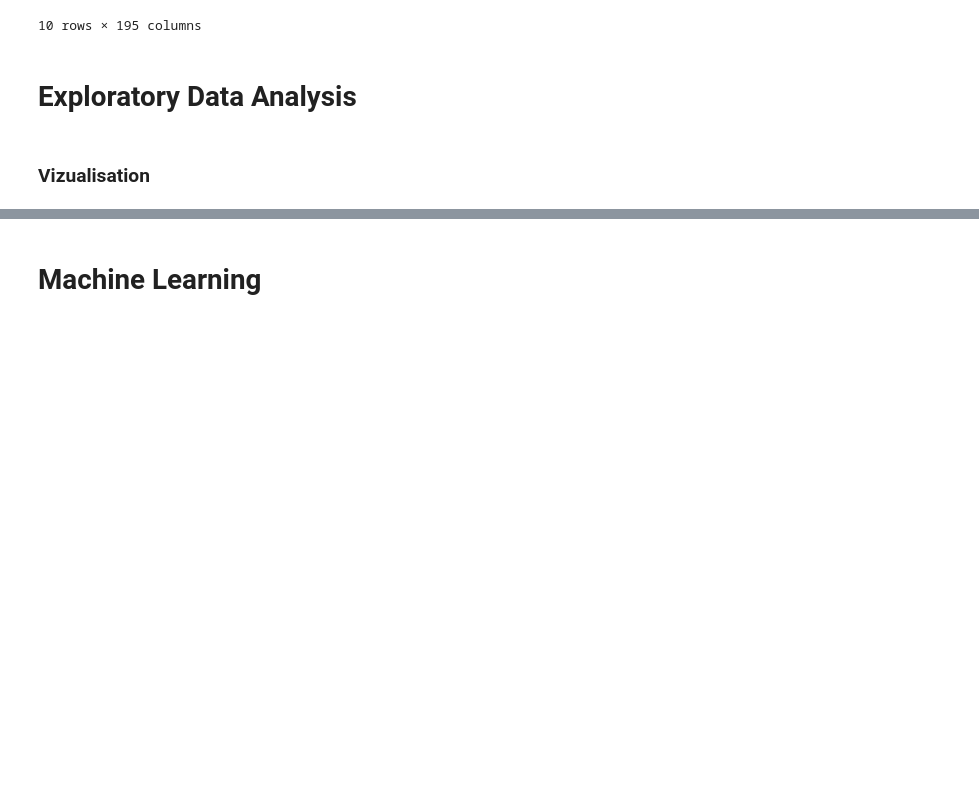
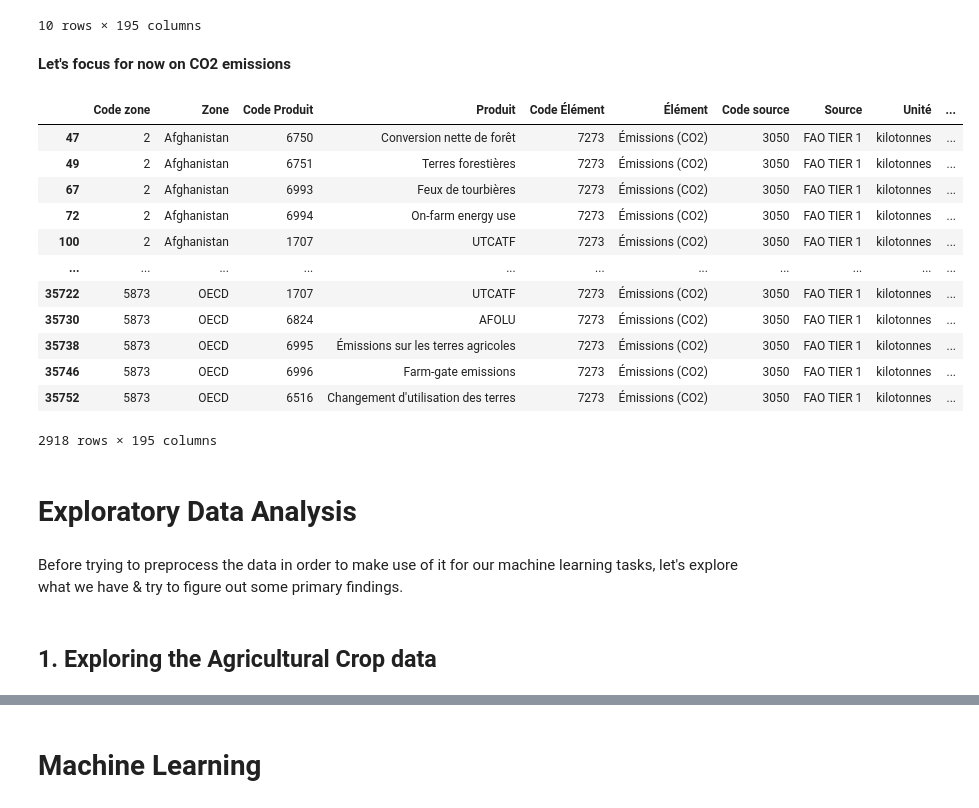
Before and after one commit to nicoboou/wheat-yield-forecasting, a Jupyter notebook: Crops Yield Notebook.ipynb, the cells around one changed output, grey strips where cells are left out. Saved outputs shown, nothing was run; the diff lists cells and outputs as text; code cells hidden in the pictures; blank space fills up the shorter version.

```diff
--- a/Crops Yield Notebook.ipynb
+++ b/Crops Yield Notebook.ipynb
@@ -265,3 +238,22 @@ emissions_df.head(10)
 | 8 | 2 | Afghanistan | 5059 | Gestion du fumier | 7230 | Émissions (N2O) | 3050 | FAO TIER 1 | kilotonnes | ... |
 | 9 | 2 | Afghanistan | 5059 | Gestion du fumier | 724413 | Émissions (CO2eq) venant de CH4 (... | 3050 | FAO TIER 1 | kilotonnes | ... |
 10 rows × 195 columns
+# %% [markdown]
+**Let's focus for now on CO2 emissions**
+# %%
+co2_df = emissions_df.drop(emissions_df[emissions_df['Code Élément'] != 7273].index)
+co2_df
+# %% [output]
+|  | Code zone | Zone | Code Produit | Produit | Code Élément | Élément | Code source | Source | Unité | ... |
+| 47 | 2 | Afghanistan | 6750 | Conversion nette de forêt | 7273 | Émissions (CO2) | 3050 | FAO TIER 1 | kilotonnes | ... |
+| 49 | 2 | Afghanistan | 6751 | Terres forestières | 7273 | Émissions (CO2) | 3050 | FAO TIER 1 | kilotonnes | ... |
+| 67 | 2 | Afghanistan | 6993 | Feux de tourbières | 7273 | Émissions (CO2) | 3050 | FAO TIER 1 | kilotonnes | ... |
+| 72 | 2 | Afghanistan | 6994 | On-farm energy use | 7273 | Émissions (CO2) | 3050 | FAO TIER 1 | kilotonnes | ... |
+| 100 | 2 | Afghanistan | 1707 | UTCATF | 7273 | Émissions (CO2) | 3050 | FAO TIER 1 | kilotonnes | ... |
+| ... | ... | ... | ... | ... | ... | ... | ... | ... | ... | ... |
+| 35722 | 5873 | OECD | 1707 | UTCATF | 7273 | Émissions (CO2) | 3050 | FAO TIER 1 | kilotonnes | ... |
+| 35730 | 5873 | OECD | 6824 | AFOLU | 7273 | Émissions (CO2) | 3050 | FAO TIER 1 | kilotonnes | ... |
+| 35738 | 5873 | OECD | 6995 | Émissions sur les terres agricoles | 7273 | Émissions (CO2) | 3050 | FAO TIER 1 | kilotonnes | ... |
+| 35746 | 5873 | OECD | 6996 | Farm-gate emissions | 7273 | Émissions (CO2) | 3050 | FAO TIER 1 | kilotonnes | ... |
+| 35752 | 5873 | OECD | 6516 | Changement d'utilisation des terres | 7273 | Émissions (CO2) | 3050 | FAO TIER 1 | kilotonnes | ... |
+2918 rows × 195 columns
@@ -268,4 +262,6 @@ emissions_df.head(10)
 # %% [markdown]
 # Exploratory Data Analysis
-# %% [markdown]
-### Vizualisation
+# %% [markdown]
+Before trying to preprocess the data in order to make use of it for our machine learning tasks, let's explore what we have & try to figure out some primary findings.
+# %% [markdown]
+## 1. Exploring the Agricultural Crop data
```
Also changed, not shown: parts of 54 cells of this notebook.
